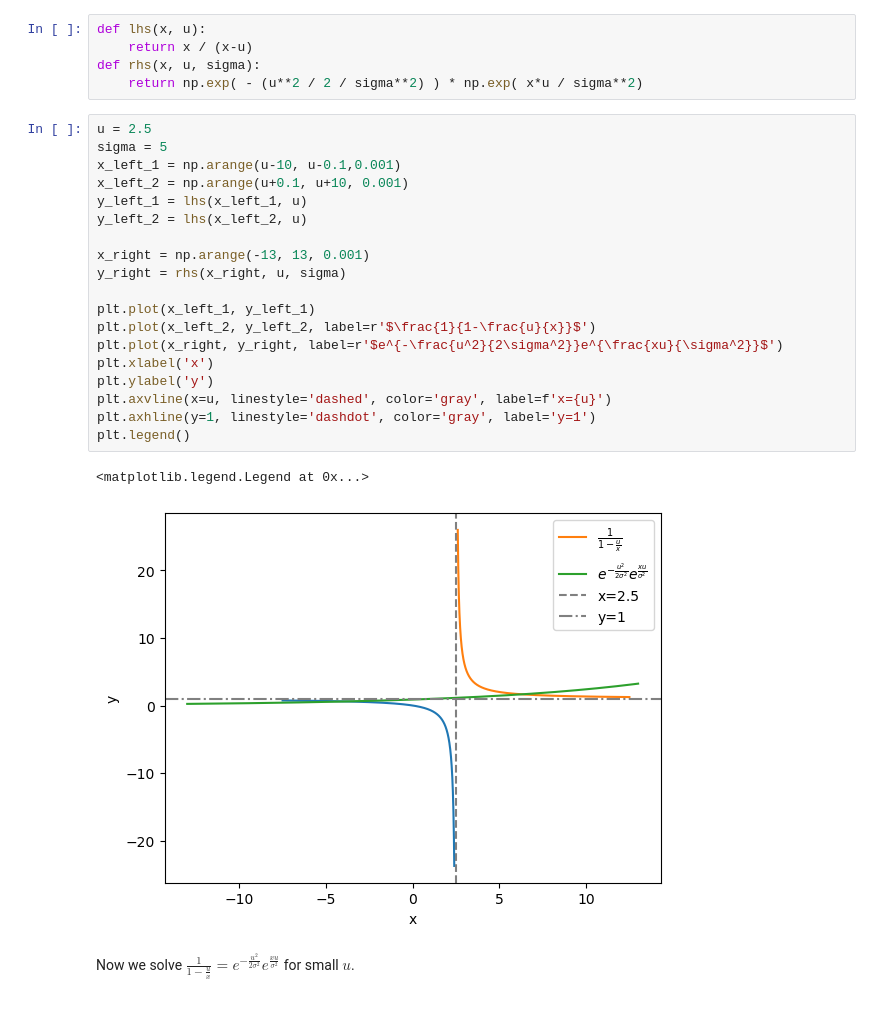
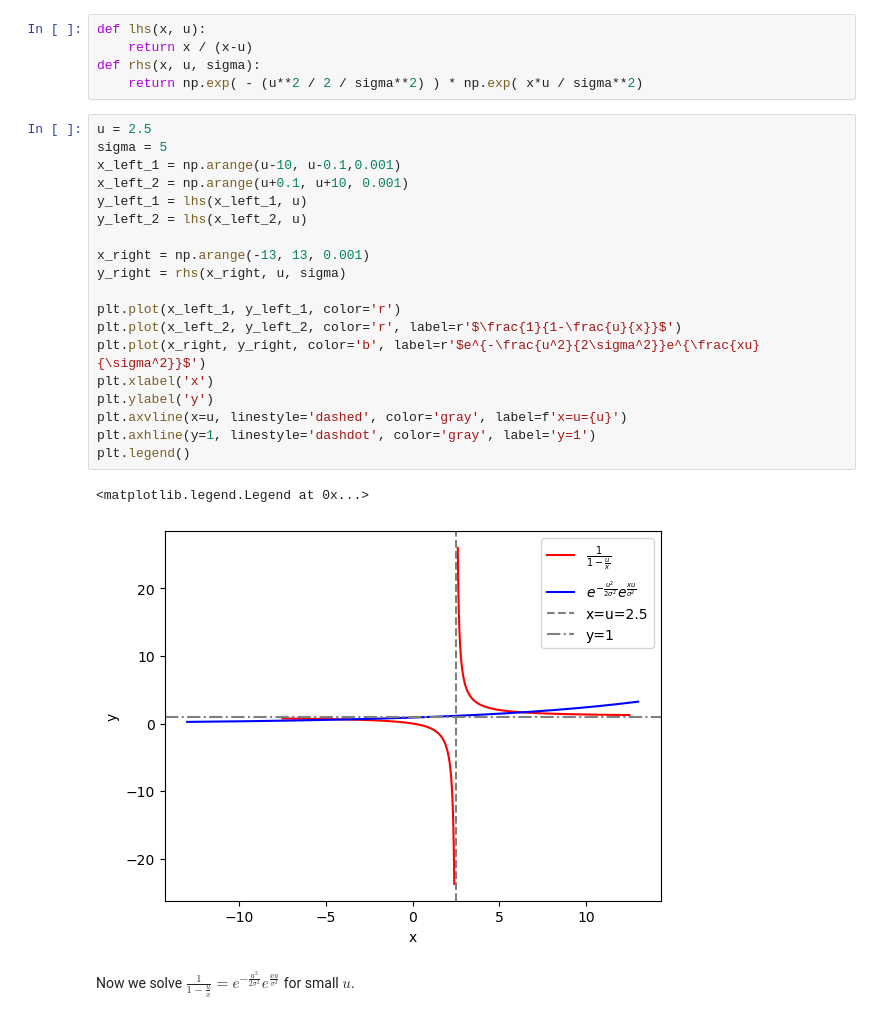
Before and after one commit to LSSTDESC/dia_improvement, a Jupyter notebook: devel/dipoe_separation_within_one_pixel.ipynb, the cells around one changed output. Cells and saved outputs as stored; diff of their text form.

```diff
--- a/devel/dipoe_separation_within_one_pixel.ipynb
+++ b/devel/dipoe_separation_within_one_pixel.ipynb
@@ -265,25 +265,25 @@ def rhs(x, u, sigma):
 # %%
 u = 2.5
 sigma = 5
 x_left_1 = np.arange(u-10, u-0.1,0.001)
 x_left_2 = np.arange(u+0.1, u+10, 0.001)
 y_left_1 = lhs(x_left_1, u)
 y_left_2 = lhs(x_left_2, u)
 
 x_right = np.arange(-13, 13, 0.001)
 y_right = rhs(x_right, u, sigma)
 
-plt.plot(x_left_1, y_left_1)
-plt.plot(x_left_2, y_left_2, label=r'$\frac{1}{1-\frac{u}{x}}$')
-plt.plot(x_right, y_right, label=r'$e^{-\frac{u^2}{2\sigma^2}}e^{\frac{xu}{\sigma^2}}$')
+plt.plot(x_left_1, y_left_1, color='r')
+plt.plot(x_left_2, y_left_2, color='r', label=r'$\frac{1}{1-\frac{u}{x}}$')
+plt.plot(x_right, y_right, color='b', label=r'$e^{-\frac{u^2}{2\sigma^2}}e^{\frac{xu}{\sigma^2}}$')
 plt.xlabel('x')
 plt.ylabel('y')
-plt.axvline(x=u, linestyle='dashed', color='gray', label=f'x={u}')
+plt.axvline(x=u, linestyle='dashed', color='gray', label=f'x=u={u}')
 plt.axhline(y=1, linestyle='dashdot', color='gray', label='y=1')
 plt.legend()
 # %% [output]
 <matplotlib.legend.Legend at 0x...>
-[figure, old version]
+[figure, new version]
 # %% [markdown]
 Now we solve $\frac{1}{1-\frac{u}{x}} = e^{-\frac{u^2}{2\sigma^2}}e^{\frac{xu}{\sigma^2}}$ for small $u$.
 # %% [markdown]
```
Also changed, not shown: parts of 2 cells of this notebook.
